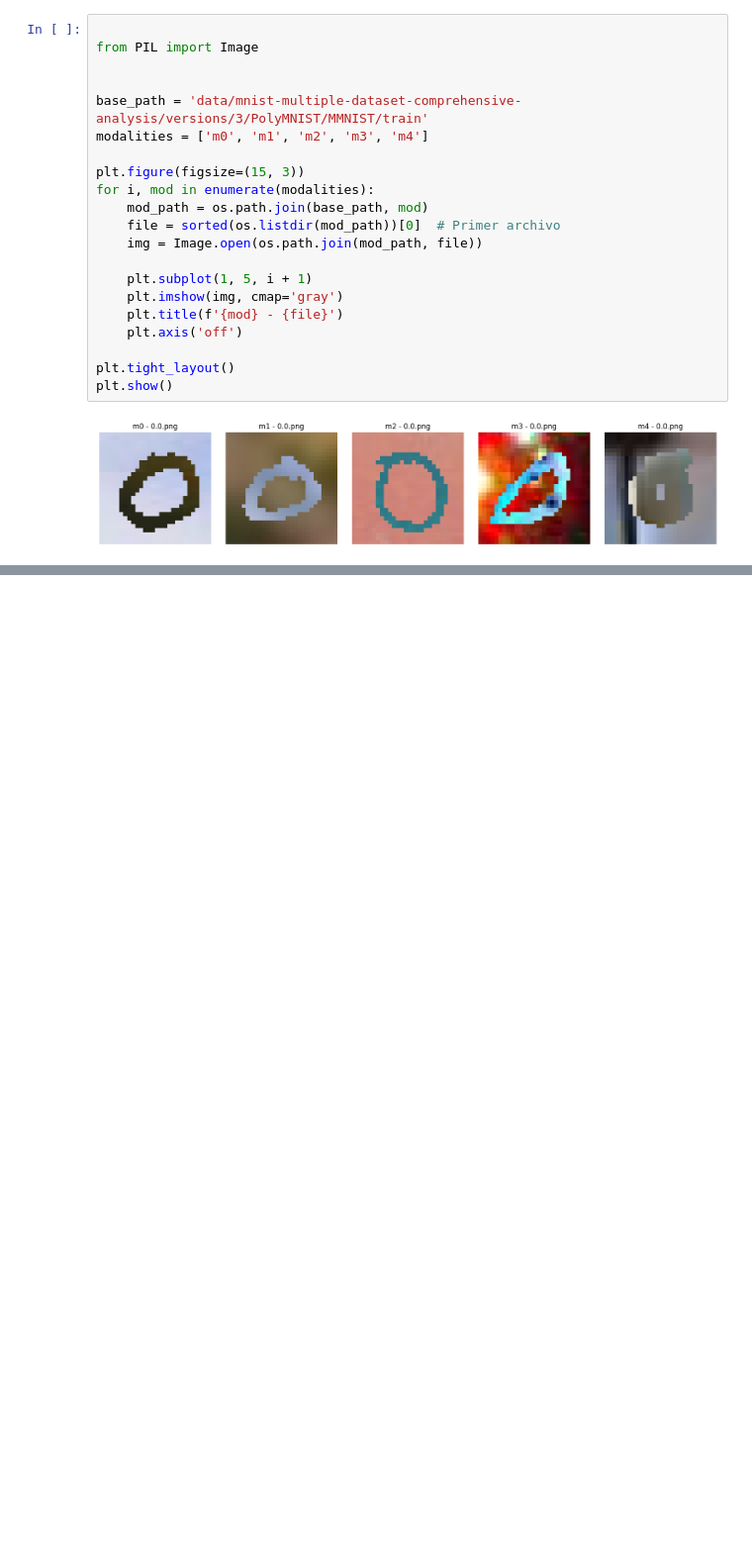
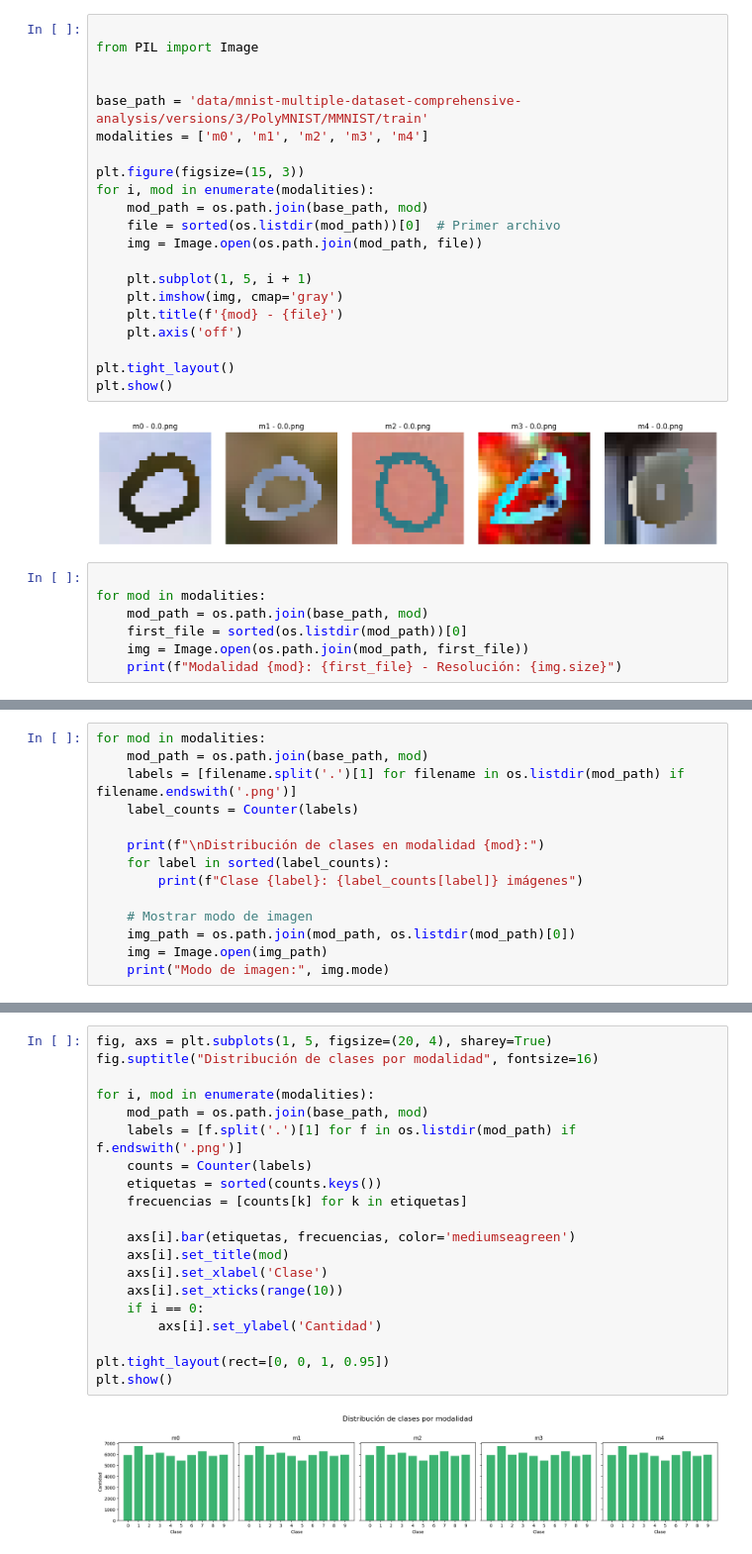
Before and after one commit to DanielDubon/DS_LB3, a Jupyter notebook: analisisexploratorio.ipynb, the cells around one changed output, grey strips where cells are left out. Shown: that part at 99% size. Saved outputs shown, nothing was run; the diff lists cells and outputs as text; blank space fills up the shorter version.

```diff
--- a/analisisexploratorio.ipynb
+++ b/analisisexploratorio.ipynb
@@ -76,3 +72,10 @@ plt.tight_layout()
 plt.show()
 # %% [output]
 [figure]
+# %%
+
+for mod in modalities:
+    mod_path = os.path.join(base_path, mod)
+    first_file = sorted(os.listdir(mod_path))[0]
+    img = Image.open(os.path.join(mod_path, first_file))
+    print(f"Modalidad {mod}: {first_file} - Resolución: {img.size}")
@@ -78,0 +141,14 @@ plt.show()
+# %%
+for mod in modalities:
+    mod_path = os.path.join(base_path, mod)
+    labels = [filename.split('.')[1] for filename in os.listdir(mod_path) if filename.endswith('.png')]
+    label_counts = Counter(labels)
+
+    print(f"\nDistribución de clases en modalidad {mod}:")
+    for label in sorted(label_counts):
+        print(f"Clase {label}: {label_counts[label]} imágenes")
+
+    # Mostrar modo de imagen
+    img_path = os.path.join(mod_path, os.listdir(mod_path)[0])
+    img = Image.open(img_path)
+    print("Modo de imagen:", img.mode)
@@ -78,0 +173,22 @@ plt.show()
+# %%
+fig, axs = plt.subplots(1, 5, figsize=(20, 4), sharey=True)
+fig.suptitle("Distribución de clases por modalidad", fontsize=16)
+
+for i, mod in enumerate(modalities):
+    mod_path = os.path.join(base_path, mod)
+    labels = [f.split('.')[1] for f in os.listdir(mod_path) if f.endswith('.png')]
+    counts = Counter(labels)
+    etiquetas = sorted(counts.keys())
+    frecuencias = [counts[k] for k in etiquetas]
+
+    axs[i].bar(etiquetas, frecuencias, color='mediumseagreen')
+    axs[i].set_title(mod)
+    axs[i].set_xlabel('Clase')
+    axs[i].set_xticks(range(10))
+    if i == 0:
+        axs[i].set_ylabel('Cantidad')
+
+plt.tight_layout(rect=[0, 0, 1, 0.95])
+plt.show()
+# %% [output]
+[figure, added]
```
Also changed, not shown: parts of 9 cells of this notebook.
